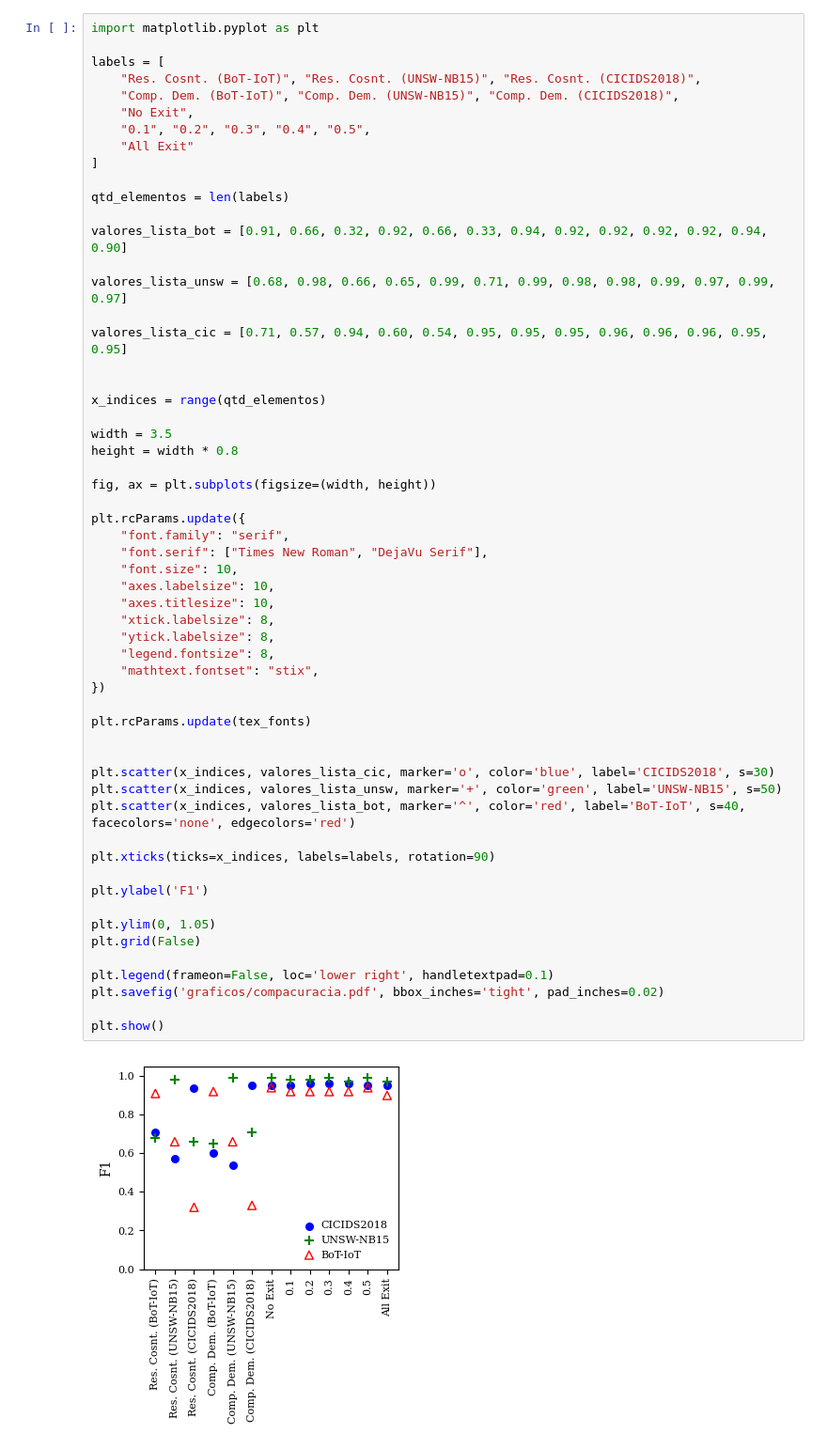
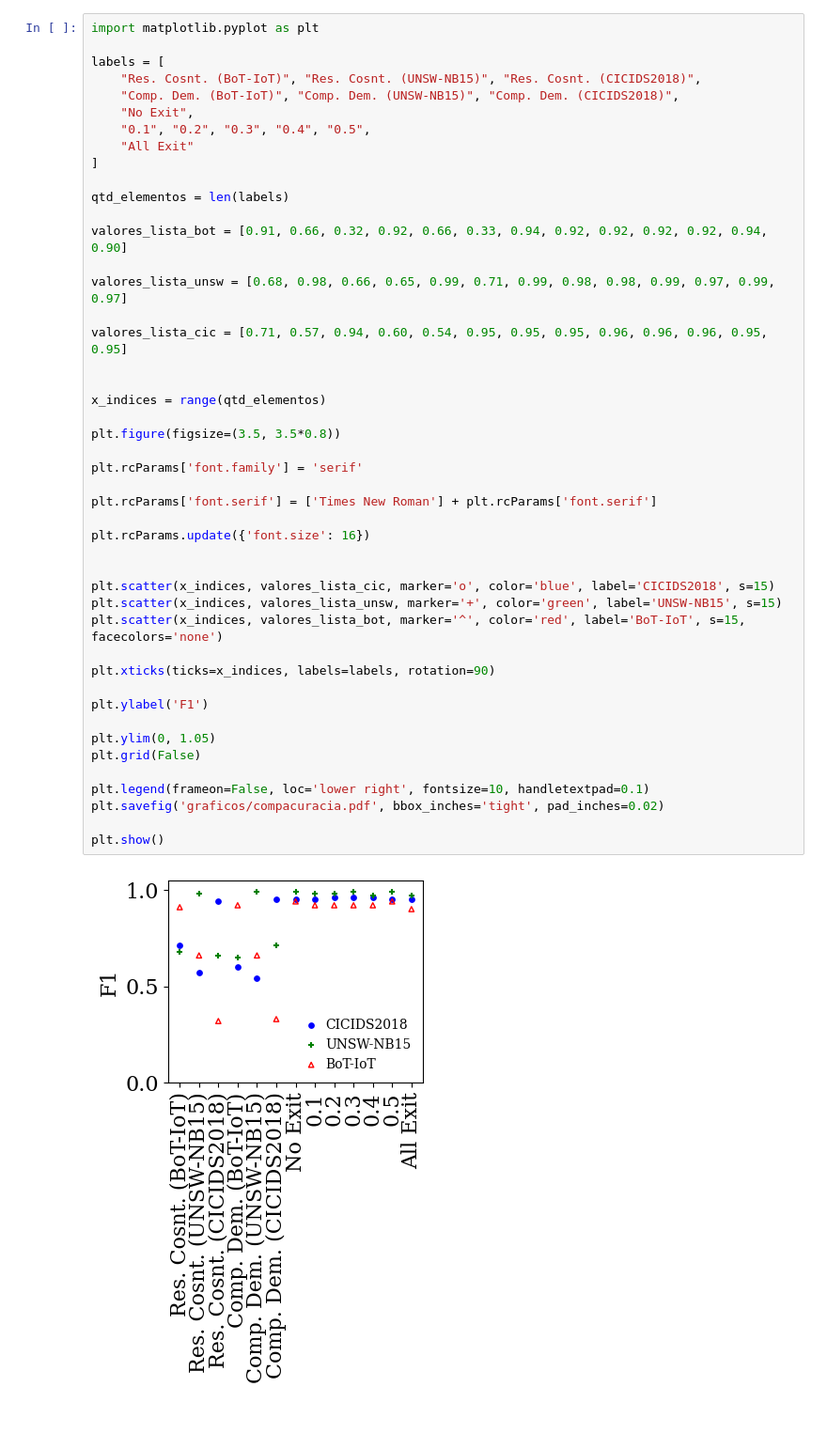
Before and after one commit to LucasSotomaiorAPereira/pibic-25-26, a Jupyter notebook: versao_artigo/f1_display.ipynb, the cells around one changed output. Shown at 94% size. Drawn from its saved outputs; the diff is of its cells as text; blank space fills up the shorter version.

```diff
--- a/versao_artigo/f1_display.ipynb
+++ b/versao_artigo/f1_display.ipynb
@@ -10,50 +10,39 @@ labels = [
 ]
 
 qtd_elementos = len(labels)
 
 valores_lista_bot = [0.91, 0.66, 0.32, 0.92, 0.66, 0.33, 0.94, 0.92, 0.92, 0.92, 0.92, 0.94, 0.90]
 
 valores_lista_unsw = [0.68, 0.98, 0.66, 0.65, 0.99, 0.71, 0.99, 0.98, 0.98, 0.99, 0.97, 0.99, 0.97]
 
 valores_lista_cic = [0.71, 0.57, 0.94, 0.60, 0.54, 0.95, 0.95, 0.95, 0.96, 0.96, 0.96, 0.95, 0.95]
 
 
 x_indices = range(qtd_elementos)
 
-width = 3.5
-height = width * 0.8
+plt.figure(figsize=(3.5, 3.5*0.8))
 
-fig, ax = plt.subplots(figsize=(width, height))
+plt.rcParams['font.family'] = 'serif'
 
-plt.rcParams.update({
-    "font.family": "serif",
-    "font.serif": ["Times New Roman", "DejaVu Serif"],
-    "font.size": 10,
-    "axes.labelsize": 10,
-    "axes.titlesize": 10,
-    "xtick.labelsize": 8,
-    "ytick.labelsize": 8,
-    "legend.fontsize": 8,
-    "mathtext.fontset": "stix",
-})
+plt.rcParams['font.serif'] = ['Times New Roman'] + plt.rcParams['font.serif']
 
-plt.rcParams.update(tex_fonts)
+plt.rcParams.update({'font.size': 16})
 
 
-plt.scatter(x_indices, valores_lista_cic, marker='o', color='blue', label='CICIDS2018', s=30)
-plt.scatter(x_indices, valores_lista_unsw, marker='+', color='green', label='UNSW-NB15', s=50)
-plt.scatter(x_indices, valores_lista_bot, marker='^', color='red', label='BoT-IoT', s=40, facecolors='none', edgecolors='red')
+plt.scatter(x_indices, valores_lista_cic, marker='o', color='blue', label='CICIDS2018', s=15)
+plt.scatter(x_indices, valores_lista_unsw, marker='+', color='green', label='UNSW-NB15', s=15)
+plt.scatter(x_indices, valores_lista_bot, marker='^', color='red', label='BoT-IoT', s=15, facecolors='none')
 
 plt.xticks(ticks=x_indices, labels=labels, rotation=90)
 
 plt.ylabel('F1')
 
 plt.ylim(0, 1.05)
 plt.grid(False)
 
-plt.legend(frameon=False, loc='lower right', handletextpad=0.1)
+plt.legend(frameon=False, loc='lower right', fontsize=10, handletextpad=0.1)
 plt.savefig('graficos/compacuracia.pdf', bbox_inches='tight', pad_inches=0.02)
 
 plt.show()
 # %% [output]
-[figure, old version]
+[figure, new version]
```
Also changed, not shown: 1 other file.
